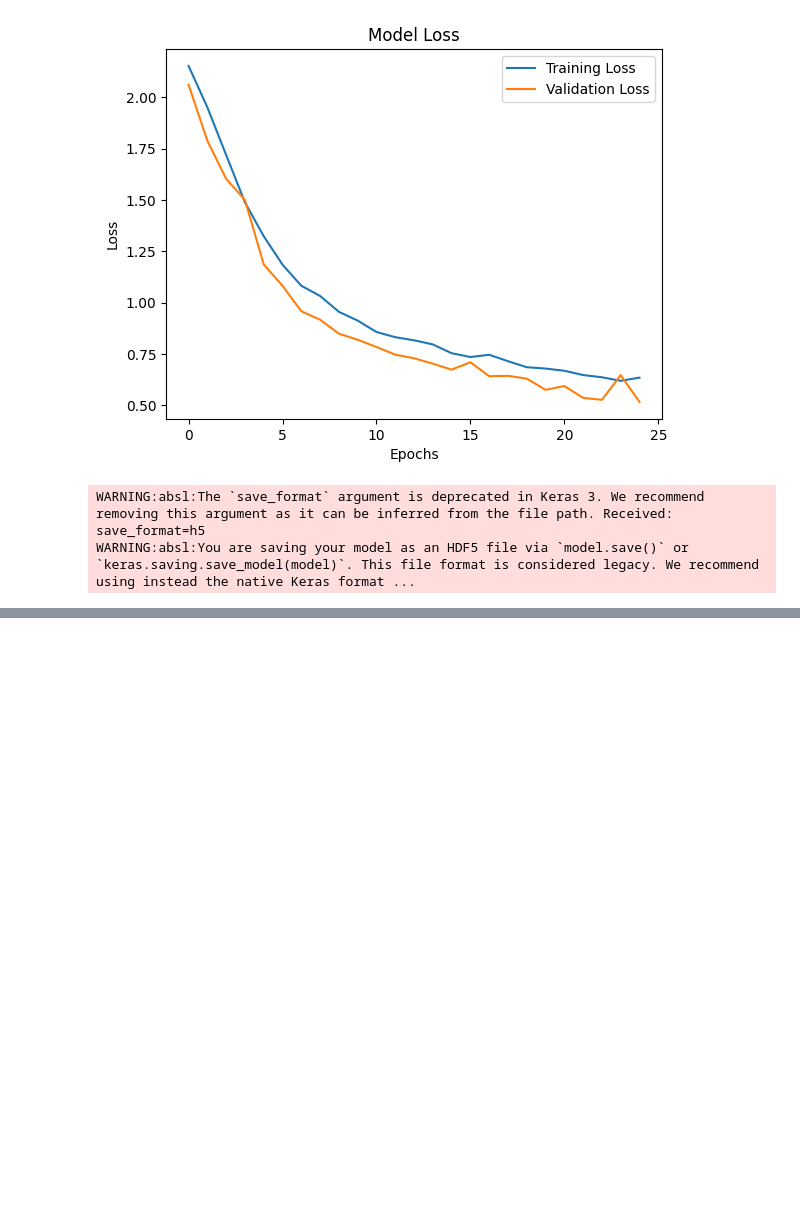
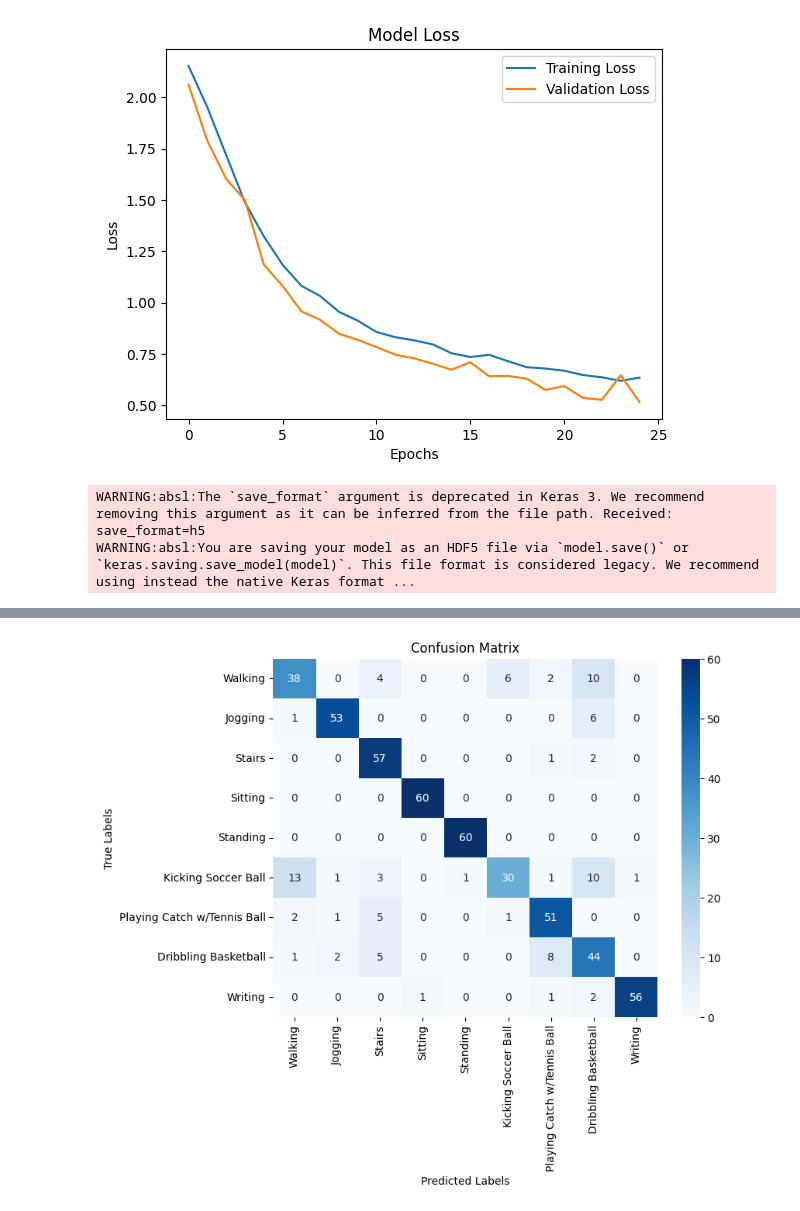
Before and after one commit to aaxzrr/Family_health_Tracker, a Jupyter notebook: ML_workspace/daily_activity/Modelling.ipynb, the cells around one changed output, grey strips where cells are left out. Saved outputs shown, nothing was run; the diff lists cells and outputs as text; code cells hidden in the pictures; blank space fills up the shorter version.

Commit message:
add a plot

```diff
--- a/ML_workspace/daily_activity/Modelling.ipynb
+++ b/ML_workspace/daily_activity/Modelling.ipynb
@@ -236,0 +221,12 @@ ValueError: Layer count mismatch when loading weights from file. Model expected
+# %%
+class_names = [
+    'Walking',  # A
+    'Jogging',  # B
+    'Stairs',   # C
+    'Sitting',  # D
+    'Standing', # E
+    'Kicking Soccer Ball', # M
+    'Playing Catch w/Tennis Ball', # O
+    'Dribbling Basketball',  # P
+    'Writing',  # Q
+]
@@ -236,0 +263,20 @@ ValueError: Layer count mismatch when loading weights from file. Model expected
+# %%
+from sklearn.metrics import confusion_matrix
+import seaborn as sns
+import matplotlib.pyplot as plt
+
+# Prediksi kelas
+y_pred_classes = model.predict(x_test).argmax(axis=1)  # Konversi ke kelas
+y_true_classes = y_test.argmax(axis=1)
+
+# Hitung confusion matrix
+cm = confusion_matrix(y_true_classes, y_pred_classes)
+
+# Plot confusion matrix
+plt.figure(figsize=(8, 6))
+sns.heatmap(cm, annot=True, fmt='d', cmap='Blues', xticklabels=class_names, yticklabels=class_names)
+plt.xlabel('Predicted Labels')
+plt.ylabel('True Labels')
+plt.title('Confusion Matrix')
+plt.show()
+# %% [output]
@@ -236,0 +284 @@ ValueError: Layer count mismatch when loading weights from file. Model expected
+[figure, added]
```
Also changed, not shown: parts of 3 cells of this notebook.
